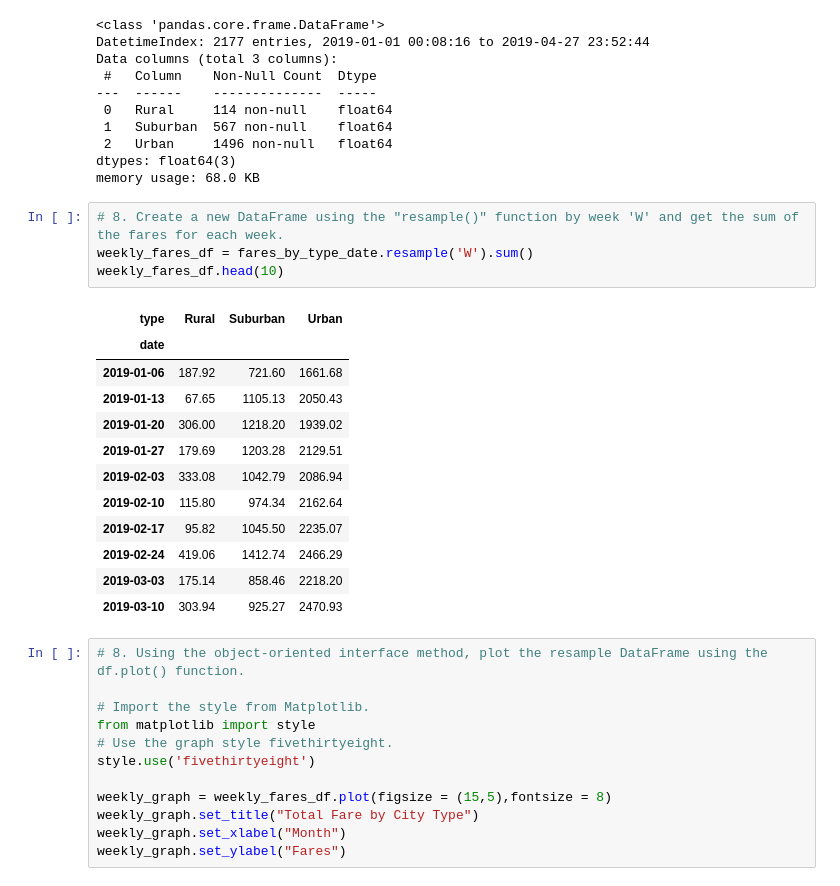
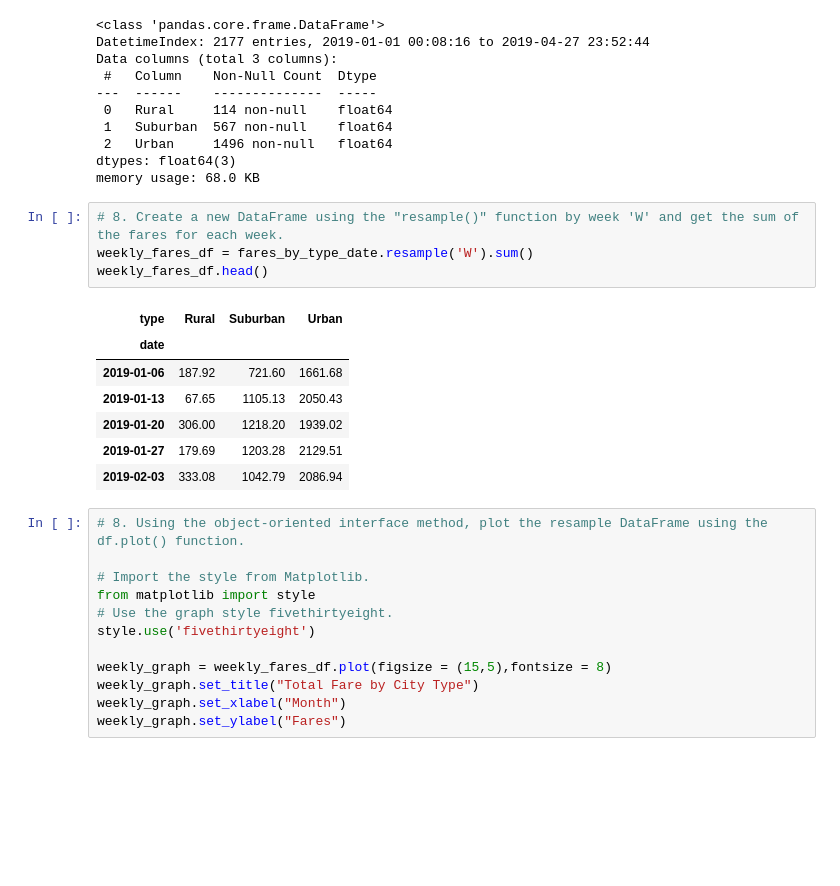
Before and after one commit to cwbyrd/PyBer_Analysis, a Jupyter notebook: PyBer_Challenge.ipynb, the cells around one changed output. Saved outputs shown, nothing was run; the diff lists cells and outputs as text; blank space fills up the shorter version.

```diff
--- a/PyBer_Challenge.ipynb
+++ b/PyBer_Challenge.ipynb
@@ -235,20 +235,15 @@ memory usage: 68.0 KB
 # %%
 # 8. Create a new DataFrame using the "resample()" function by week 'W' and get the sum of the fares for each week.
 weekly_fares_df = fares_by_type_date.resample('W').sum()
-weekly_fares_df.head(10)
+weekly_fares_df.head()
 # %% [output]
 | type | Rural | Suburban | Urban |
 | date |  |  |  |
 | 2019-01-06 | 187.92 | 721.60 | 1661.68 |
 | 2019-01-13 | 67.65 | 1105.13 | 2050.43 |
 | 2019-01-20 | 306.00 | 1218.20 | 1939.02 |
 | 2019-01-27 | 179.69 | 1203.28 | 2129.51 |
 | 2019-02-03 | 333.08 | 1042.79 | 2086.94 |
-| 2019-02-10 | 115.80 | 974.34 | 2162.64 |
-| 2019-02-17 | 95.82 | 1045.50 | 2235.07 |
-| 2019-02-24 | 419.06 | 1412.74 | 2466.29 |
-| 2019-03-03 | 175.14 | 858.46 | 2218.20 |
-| 2019-03-10 | 303.94 | 925.27 | 2470.93 |
 # %%
 # 8. Using the object-oriented interface method, plot the resample DataFrame using the df.plot() function.
 
```
